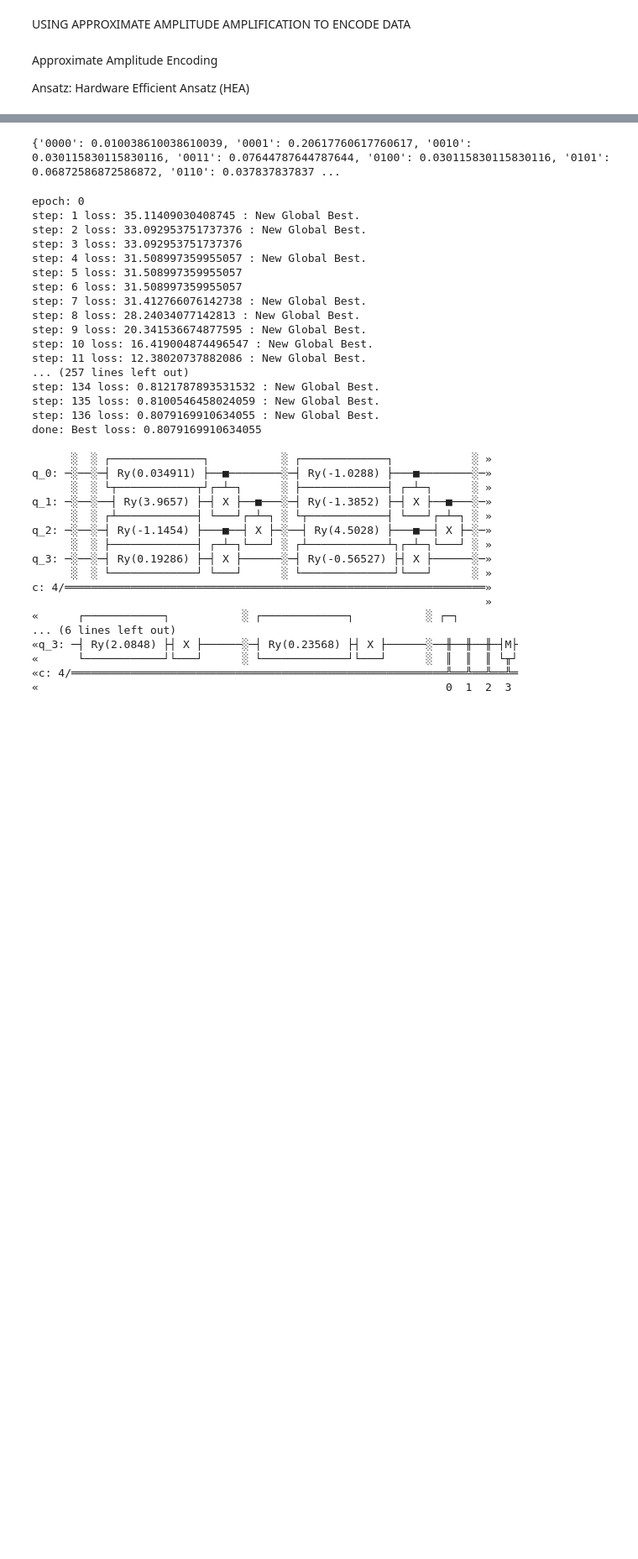
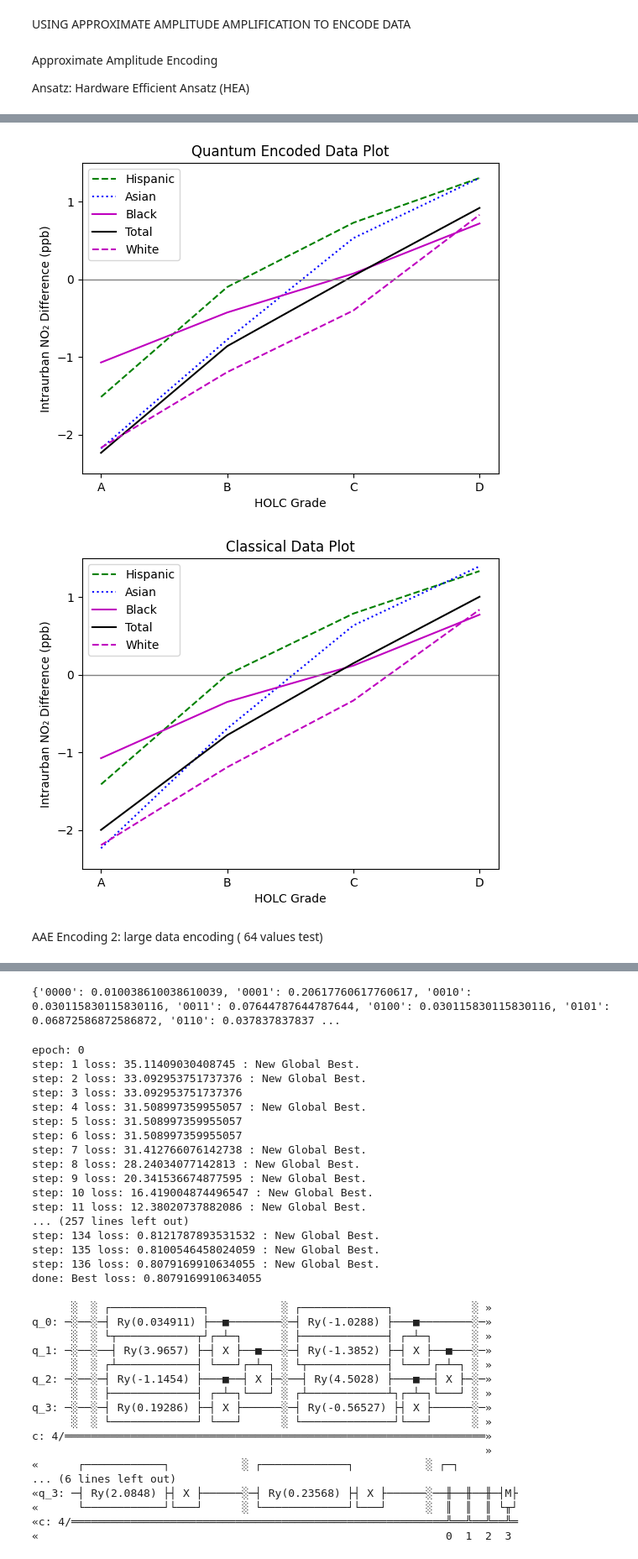
Before and after one commit to Daniel-D-Creator/air-pollution-data, a Jupyter notebook: baltimore-figures/Air Polution Data Encoding.ipynb, the cells around one changed output, grey strips where cells are left out. Shown at 84% size. Drawn from its saved outputs; the diff is of its cells as text; code cells hidden in the pictures; blank space fills up the shorter version.

```diff
--- a/baltimore-figures/Air Polution Data Encoding.ipynb
+++ b/baltimore-figures/Air Polution Data Encoding.ipynb
@@ -545,0 +715,15 @@ print( trend_dict)
+# %%
+# Reconstruct Encoded Data
+
+quantum_encoded_no2_intraurban_diff_data = AAE_Reconstruct_Data( res_prob, intd_normalize_factor, -intd_negative_offset, intd_data_size, intd_data_shape )#np.reshape( intd_data_recon, (5,4) )
+
+axes = ['A', 'B', 'C', 'D']
+
+generate_plot( quantum_encoded_no2_intraurban_diff_data, axes, 'HOLC Grade', 'Intraurban NO₂ Difference (ppb)', -2.5, 1.5, (-2, -1, 0, 1), 'Quantum Encoded Data Plot')
+
+generate_plot( no2_intraurban_diff, axes, 'HOLC Grade', 'Intraurban NO₂ Difference (ppb)', -2.5, 1.5, (-2, -1, 0, 1), 'Classical Data Plot')
+# %% [output]
+[figure, added]
+[figure, added]
+# %% [markdown]
+AAE Encoding 2: large data encoding ( 64 values test)
```
Also changed, not shown: parts of 24 cells of this notebook.
